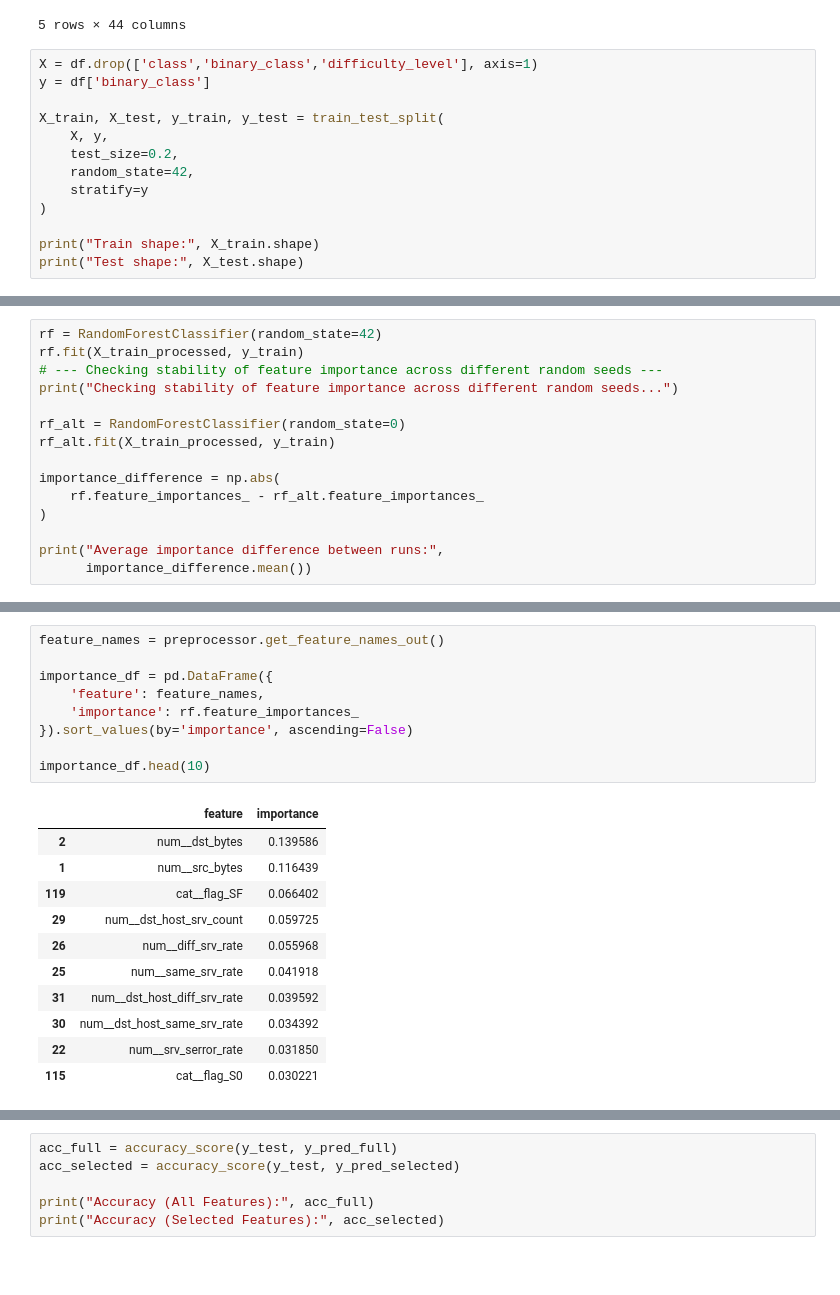
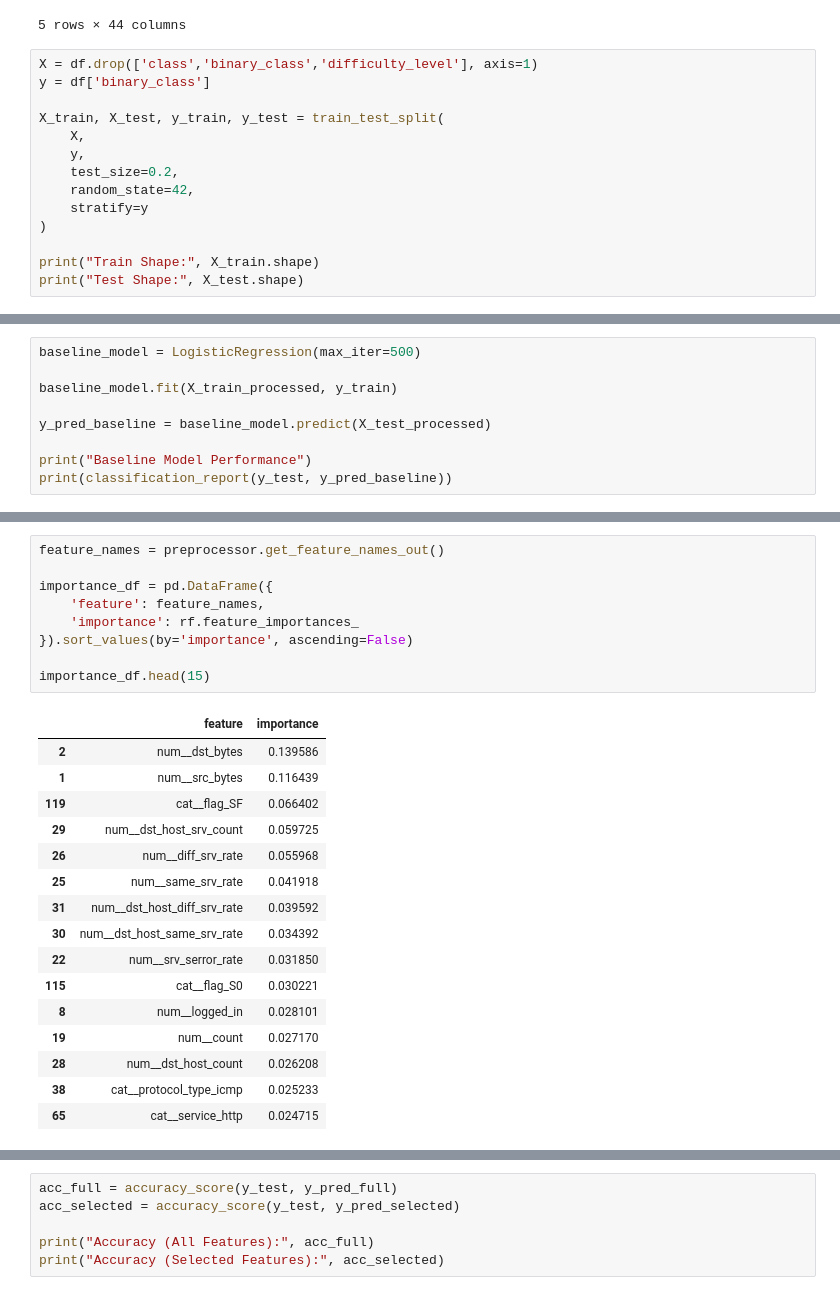
Before and after one commit to mailech/SentinelNet-AI-Powered-Network-Intrusion-Detection-System-, a Jupyter notebook: notebooks/03_feature_engineering_and_selection.ipynb, the cells around one changed output, grey strips where cells are left out. Saved outputs shown, nothing was run; the diff lists cells and outputs as text; blank space fills up the shorter version.

```diff
--- a/notebooks/03_feature_engineering_and_selection.ipynb
+++ b/notebooks/03_feature_engineering_and_selection.ipynb
@@ -46,12 +47,13 @@ X = df.drop(['class','binary_class','difficulty_level'], axis=1)
 y = df['binary_class']
 
 X_train, X_test, y_train, y_test = train_test_split(
-    X, y,
+    X,
+    y,
     test_size=0.2,
     random_state=42,
     stratify=y
 )
 
-print("Train shape:", X_train.shape)
-print("Test shape:", X_test.shape)
+print("Train Shape:", X_train.shape)
+print("Test Shape:", X_test.shape)
 # %% [output]
@@ -69,16 +71,10 @@ Processed train shape: (100778, 121)
 # %%
-rf = RandomForestClassifier(random_state=42)
-rf.fit(X_train_processed, y_train)
-# --- Checking stability of feature importance across different random seeds ---
-print("Checking stability of feature importance across different random seeds...")
+baseline_model = LogisticRegression(max_iter=500)
 
-rf_alt = RandomForestClassifier(random_state=0)
-rf_alt.fit(X_train_processed, y_train)
+baseline_model.fit(X_train_processed, y_train)
 
-importance_difference = np.abs(
-    rf.feature_importances_ - rf_alt.feature_importances_
-)
+y_pred_baseline = baseline_model.predict(X_test_processed)
 
-print("Average importance difference between runs:",
-      importance_difference.mean())
+print("Baseline Model Performance")
+print(classification_report(y_test, y_pred_baseline))
 # %% [output]
@@ -87,21 +109,26 @@ Average importance difference between runs: 0.002617662863200394
 # %%
 feature_names = preprocessor.get_feature_names_out()
 
 importance_df = pd.DataFrame({
     'feature': feature_names,
     'importance': rf.feature_importances_
 }).sort_values(by='importance', ascending=False)
 
-importance_df.head(10)
+importance_df.head(15)
 # %% [output]
 |  | feature | importance |
 | 2 | num__dst_bytes | 0.139586 |
 | 1 | num__src_bytes | 0.116439 |
 | 119 | cat__flag_SF | 0.066402 |
 | 29 | num__dst_host_srv_count | 0.059725 |
 | 26 | num__diff_srv_rate | 0.055968 |
 | 25 | num__same_srv_rate | 0.041918 |
 | 31 | num__dst_host_diff_srv_rate | 0.039592 |
 | 30 | num__dst_host_same_srv_rate | 0.034392 |
 | 22 | num__srv_serror_rate | 0.031850 |
 | 115 | cat__flag_S0 | 0.030221 |
+| 8 | num__logged_in | 0.028101 |
+| 19 | num__count | 0.027170 |
+| 28 | num__dst_host_count | 0.026208 |
+| 38 | cat__protocol_type_icmp | 0.025233 |
+| 65 | cat__service_http | 0.024715 |
```
Also changed, not shown: parts of 23 cells of this notebook.
